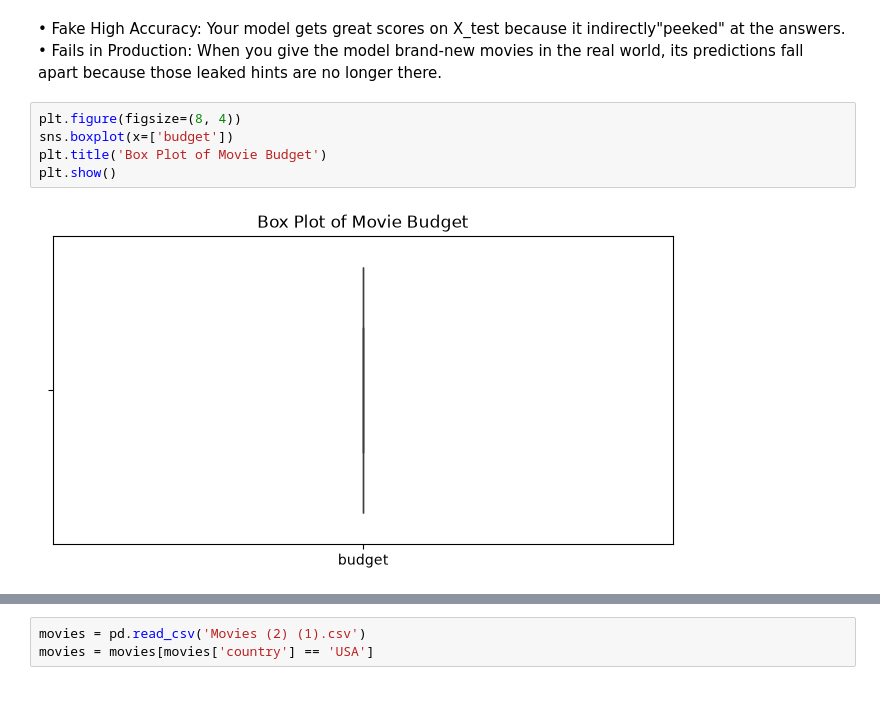
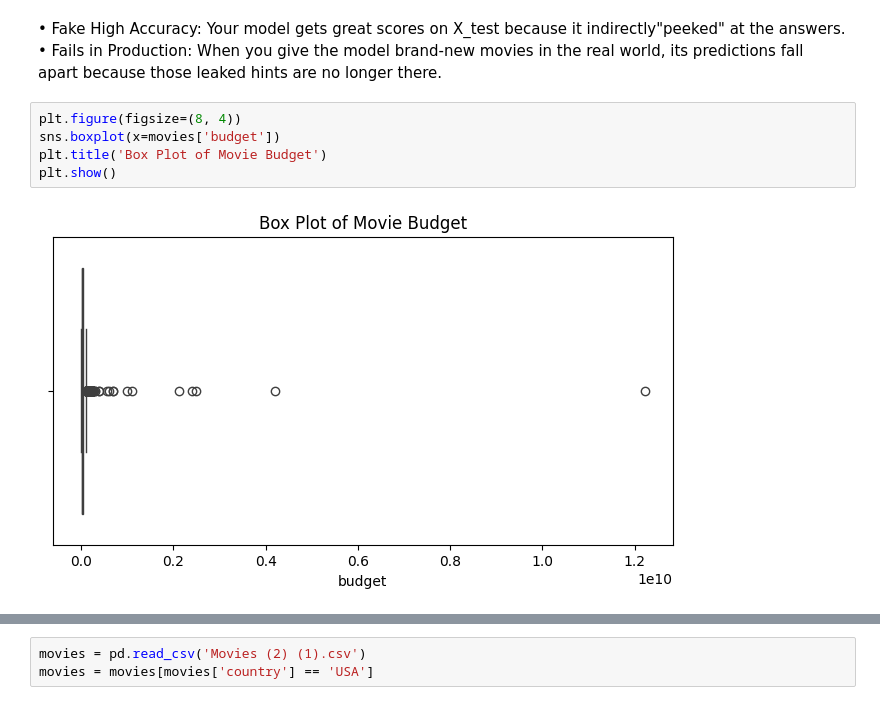
Before and after one commit to geetanjali-scoriant/Week1_Machine_Learning_Fundamentals, a Jupyter notebook: Week1.ipynb, the cells around one changed output, grey strips where cells are left out. Saved outputs shown, nothing was run; the diff lists cells and outputs as text.

```diff
--- a/Week1.ipynb
+++ b/Week1.ipynb
@@ -355,11 +348,11 @@ making it look much more accurate than it will actually be on real, unseen data.
 its predictions fall apart because those leaked hints are no longer there.
 # %%
 plt.figure(figsize=(8, 4))
-sns.boxplot(x=['budget'])
+sns.boxplot(x=movies['budget'])
 plt.title('Box Plot of Movie Budget')
 plt.show()
 # %% [output]
-[figure, old version]
+[figure, new version]
 # %%
 movies['budget'].describe()
 # %% [output]
```
Also changed, not shown: parts of 20 cells of this notebook.
